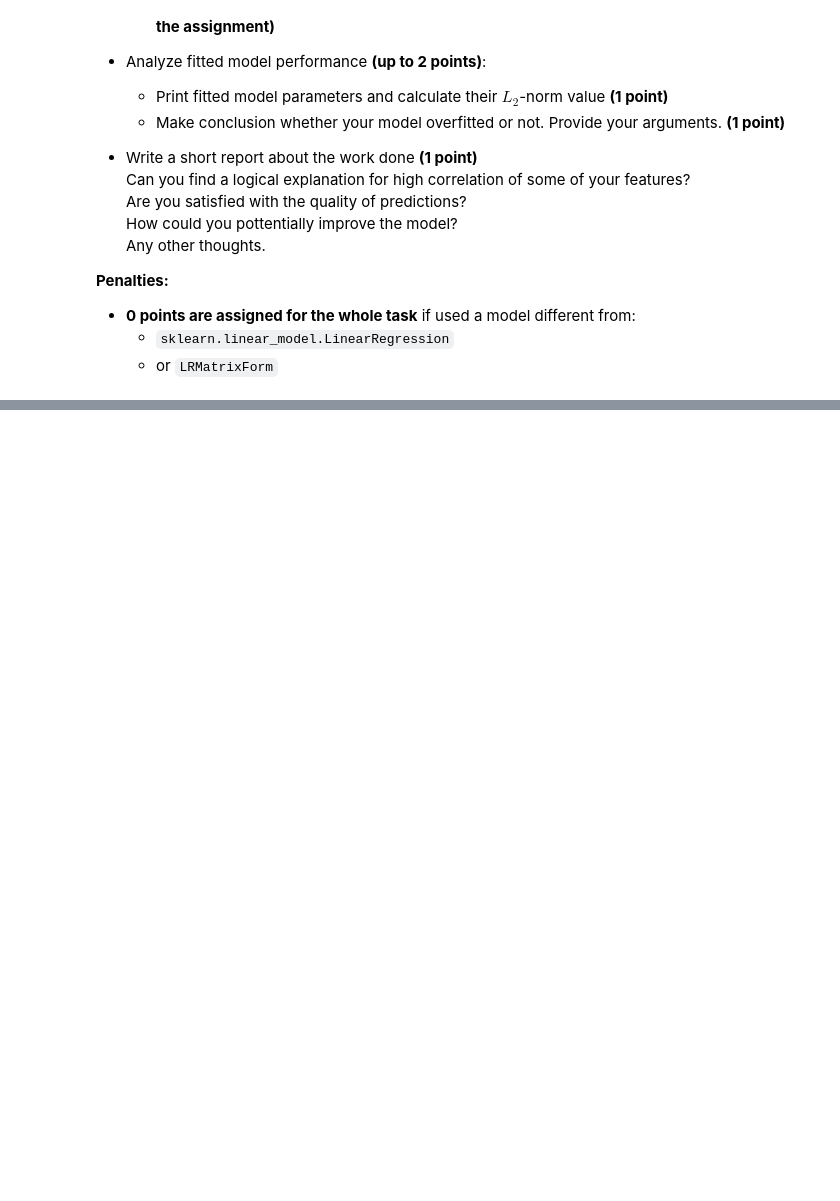
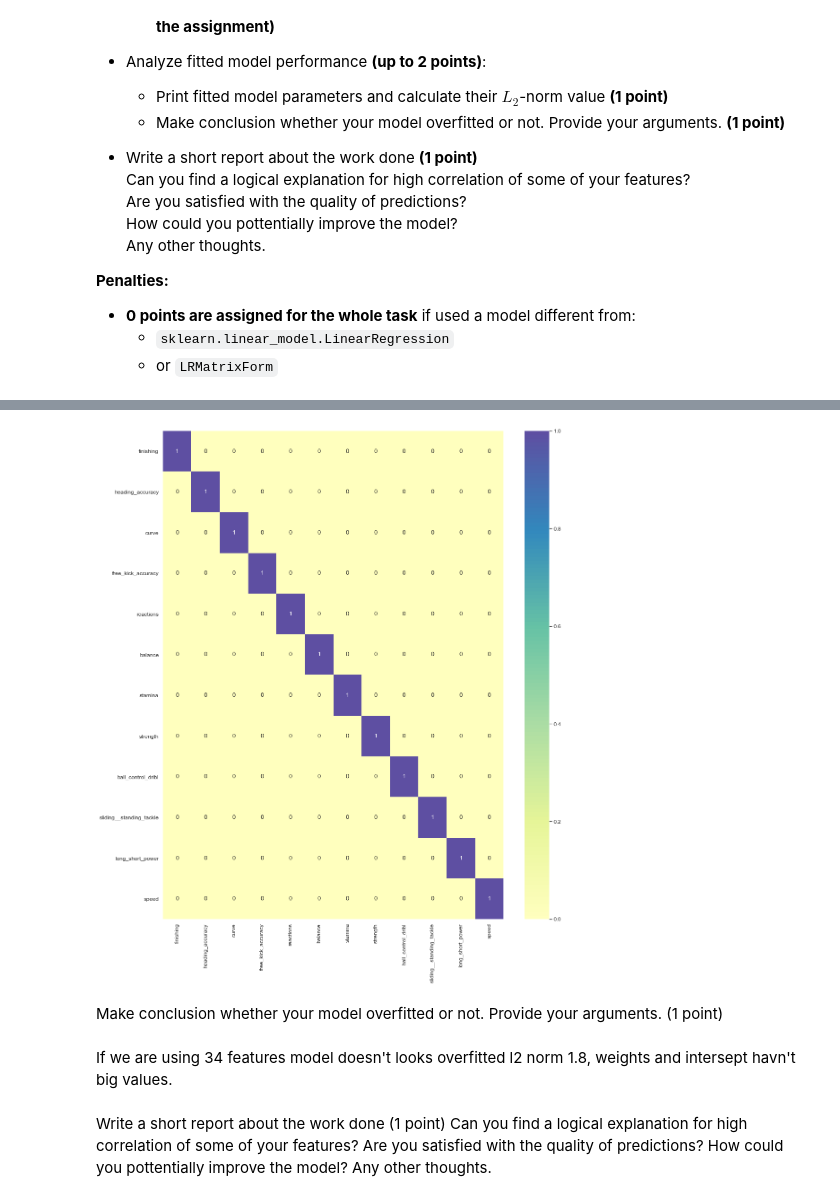
Before and after one commit to Zauralochka/RSSchool_ML, a Jupyter notebook: linear_regression.ipynb, the cells around one changed output, grey strips where cells are left out. Cells and saved outputs as stored; diff of their text form; code cells hidden in the pictures; blank space fills up the shorter version.

```diff
--- a/linear_regression.ipynb
+++ b/linear_regression.ipynb
@@ -1583,0 +1743,11 @@ Steps you need to follow:
+# %%
+x_train['ball_control_dribl'] = (x_train['ball_control'] + x_train['dribbling']) / 2
+x_train['short__long_passing'] = (x_train['dribbling'] +1.5 * x_train['long_passing']) / 2
+x_train['sliding__standing_tackle'] = (x_train['sliding_tackle'] + x_train['standing_tackle']) / 2
+x_train['long_short_power'] = (x_train['long_shots'] + x_train['shot_power']) / 2
+x_train['speed'] = (x_train['acceleration'] + x_train['sprint_speed']) / 2
+# %%
+cols_to_drop = ['ball_control', 'dribbling', 'long_passing', 'sliding_tackle', 'sliding_tackle', 'standing_tackle','penalties', 'marking', 'jumping', 'crossing', 'aggression', 'positioning', 'vision','overall_rating', 'volleys', 'long_shots', 'shot_power', 'short_passing', 'interceptions', 'acceleration', 'sprint_speed', 'potential']
+# %%
+x_train.drop(columns= cols_to_drop, axis=1, inplace=True)
+print(x_train.shape)
@@ -1583,0 +1767,3 @@ Steps you need to follow:
+# %%
+model = LinearRegression(fit_intercept=True)
+model.fit(x_train, y_train);
@@ -1583,0 +1783,16 @@ Steps you need to follow:
+# %%
+correlation_matrix = x_train.corr()
+plt.figure(figsize = (17, 20))
+sns.heatmap(correlation_matrix > 0.85, center=0, cmap="Spectral", annot=True, );
+# %% [output]
+[figure, added]
+# %% [markdown]
+Make conclusion whether your model overfitted or not. Provide your arguments. (1 point)
+# %% [markdown]
+If we are using 34 features model doesn't looks overfitted l2 norm 1.8, weights and intersept havn't big values.
+# %% [markdown]
+Write a short report about the work done (1 point)
+Can you find a logical explanation for high correlation of some of your features?
+Are you satisfied with the quality of predictions?
+How could you pottentially improve the model?
+Any other thoughts.
```
Also changed, not shown: parts of 51 cells of this notebook.
